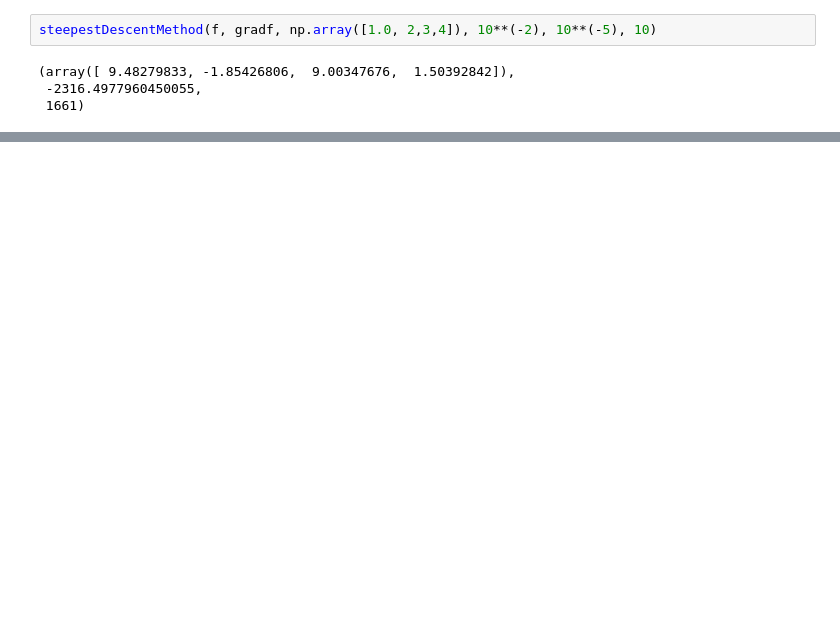
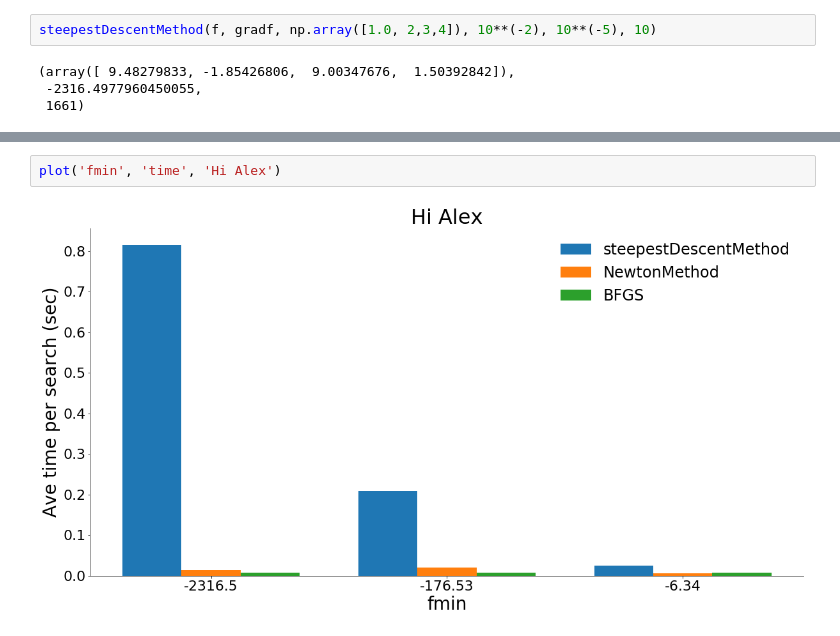
Before and after one commit to a-westcott/tior-group-project, a Jupyter notebook: Descent Methods.ipynb, the cells around one changed output, grey strips where cells are left out. Drawn from its saved outputs; the diff is of its cells as text; blank space fills up the shorter version.

```diff
--- a/Descent Methods.ipynb
+++ b/Descent Methods.ipynb
@@ -266,0 +402,4 @@ steepestDescentMethod(f, gradf, np.array([1.0, 2,3,4]), 10**(-2), 10**(-5), 10)
+# %%
+plot('fmin', 'time', 'Hi Alex')
+# %% [output]
+[figure, added]
```
Also changed, not shown: parts of 13 cells of this notebook.
